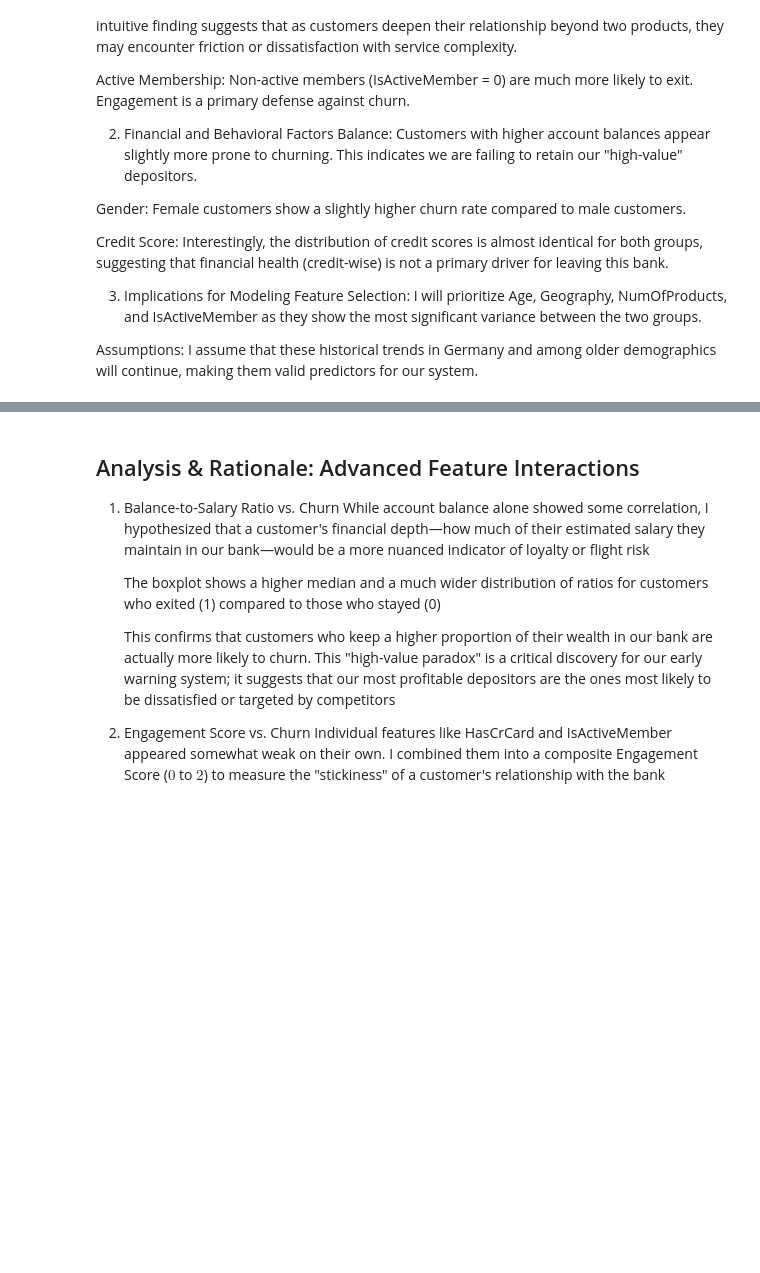
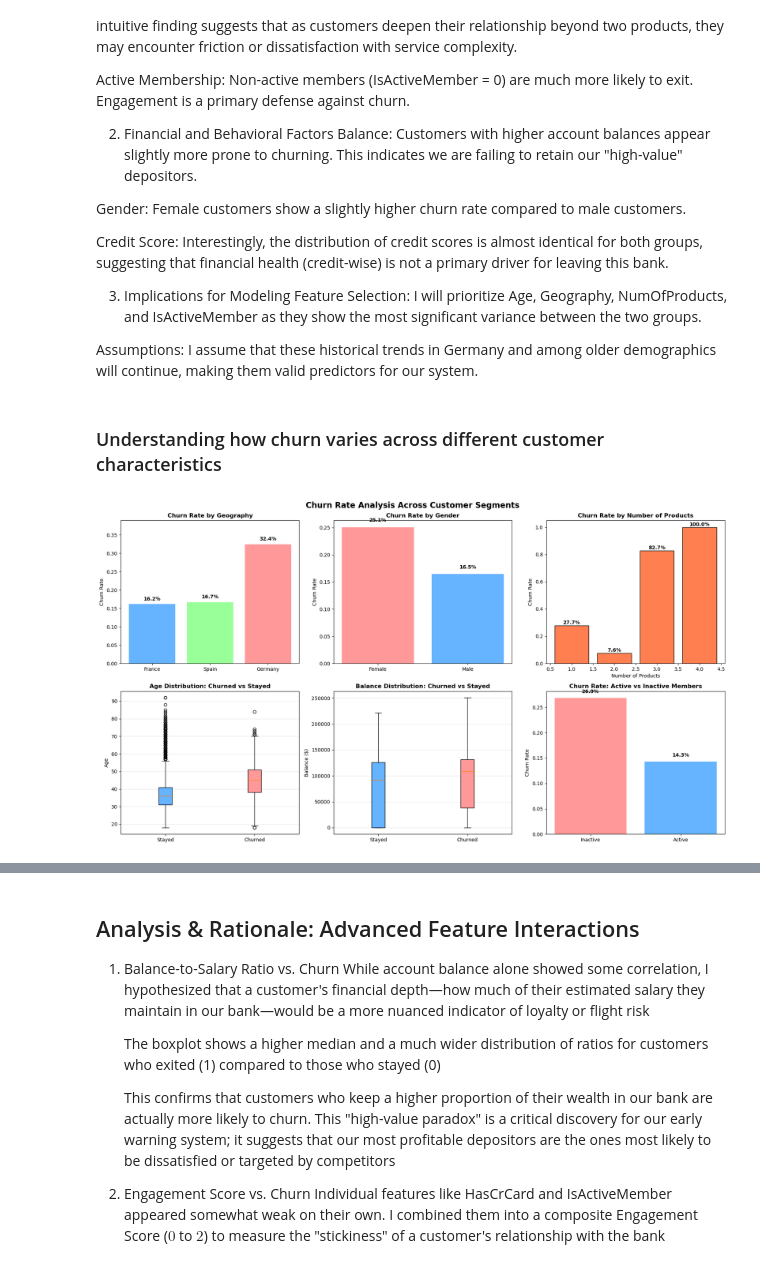
Before and after one commit to BiqWilly/MachineLearning, a Jupyter notebook: MLDP Program Codes Submission Template.ipynb, the cells around one changed output, grey strips where cells are left out. Drawn from its saved outputs; the diff is of its cells as text; code cells hidden in the pictures; blank space fills up the shorter version.

```diff
--- a/MLDP Program Codes Submission Template.ipynb
+++ b/MLDP Program Codes Submission Template.ipynb
@@ -285,3 +347,76 @@ Credit Score: Interestingly, the distribution of credit scores is almost identic
 Feature Selection: I will prioritize Age, Geography, NumOfProducts, and IsActiveMember as they show the most significant variance between the two groups.
 
 Assumptions: I assume that these historical trends in Germany and among older demographics will continue, making them valid predictors for our system.
+# %% [markdown]
+### Understanding how churn varies across different customer characteristics
+# %%
+fig, axes = plt.subplots(2, 3, figsize=(18, 10))
+fig.suptitle('Churn Rate Analysis Across Customer Segments', fontsize=16, fontweight='bold')
+
+# 1. Churn rate by Geography
+if 'Geography' in df.columns:
+    churn_by_geo = df.groupby('Geography')['Exited'].mean().sort_values()
+    colors_geo = ['#66b3ff', '#99ff99', '#ff9999']
+    axes[0, 0].bar(churn_by_geo.index, churn_by_geo.values, color=colors_geo)
+    axes[0, 0].set_title('Churn Rate by Geography', fontweight='bold')
+    axes[0, 0].set_ylabel('Churn Rate')
+    axes[0, 0].set_ylim(0, max(churn_by_geo.values) * 1.2)
+    # Add value labels
+    for i, v in enumerate(churn_by_geo.values):
+        axes[0, 0].text(i, v + 0.01, f'{v:.1%}', ha='center', fontweight='bold')
+
+# 2. Churn rate by Gender
+if 'Gender' in df.columns:
+    churn_by_gender = df.groupby('Gender')['Exited'].mean()
+    colors_gender = ['#ff9999', '#66b3ff']
+    axes[0, 1].bar(churn_by_gender.index, churn_by_gender.values, color=colors_gender)
+    axes[0, 1].set_title('Churn Rate by Gender', fontweight='bold')
+    axes[0, 1].set_ylabel('Churn Rate')
+    for i, v in enumerate(churn_by_gender.values):
+        axes[0, 1].text(i, v + 0.01, f'{v:.1%}', ha='center', fontweight='bold')
+
+# 3. Churn rate by NumOfProducts
+churn_by_products = df.groupby('NumOfProducts')['Exited'].mean()
+axes[0, 2].bar(churn_by_products.index, churn_by_products.values, color='coral', edgecolor='black')
+axes[0, 2].set_title('Churn Rate by Number of Products', fontweight='bold')
+axes[0, 2].set_xlabel('Number of Products')
+axes[0, 2].set_ylabel('Churn Rate')
+for i, v in enumerate(churn_by_products.values):
+    axes[0, 2].text(churn_by_products.index[i], v + 0.01, f'{v:.1%}', ha='center', fontweight='bold')
+
+# 4. Age distribution: Churned vs Stayed
+age_stayed = df[df['Exited']==0]['Age']
+age_churned = df[df['Exited']==1]['Age']
+bp1 = axes[1, 0].boxplot([age_stayed, age_churned],
+                          tick_labels=['Stayed', 'Churned'],
+                          patch_artist=True)
+bp1['boxes'][0].set_facecolor('#66b3ff')
+bp1['boxes'][1].set_facecolor('#ff9999')
+axes[1, 0].set_title('Age Distribution: Churned vs Stayed', fontweight='bold')
+axes[1, 0].set_ylabel('Age')
+axes[1, 0].grid(axis='y', alpha=0.3)
+
+# 5. Balance distribution
+balance_stayed = df[df['Exited']==0]['Balance']
+balance_churned = df[df['Exited']==1]['Balance']
+bp2 = axes[1, 1].boxplot([balance_stayed, balance_churned],
+                          tick_labels=['Stayed', 'Churned'],
+                          patch_artist=True)
+bp2['boxes'][0].set_facecolor('#66b3ff')
+bp2['boxes'][1].set_facecolor('#ff9999')
+axes[1, 1].set_title('Balance Distribution: Churned vs Stayed', fontweight='bold')
+axes[1, 1].set_ylabel('Balance ($)')
+axes[1, 1].grid(axis='y', alpha=0.3)
+
+# 6. IsActiveMember vs Churn
+churn_by_active = df.groupby('IsActiveMember')['Exited'].mean()
+axes[1, 2].bar(['Inactive', 'Active'], churn_by_active.values, color=['#ff9999', '#66b3ff'])
+axes[1, 2].set_title('Churn Rate: Active vs Inactive Members', fontweight='bold')
+axes[1, 2].set_ylabel('Churn Rate')
+for i, v in enumerate(churn_by_active.values):
+    axes[1, 2].text(i, v + 0.01, f'{v:.1%}', ha='center', fontweight='bold')
+
+plt.tight_layout()
+plt.show()
+# %% [output]
+[figure, added]
```
Also changed, not shown: parts of 53 cells of this notebook, 3 other files.
